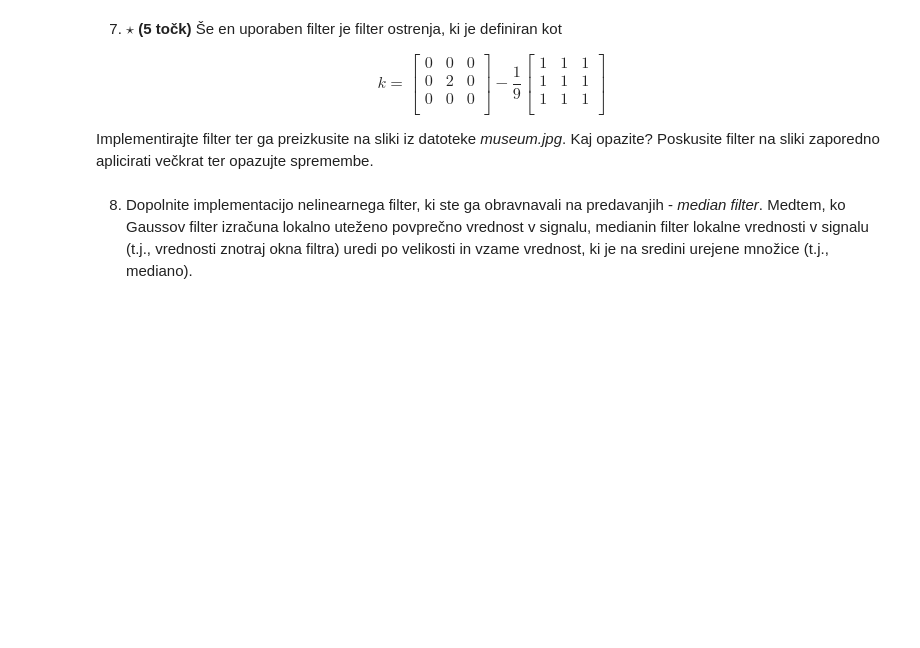
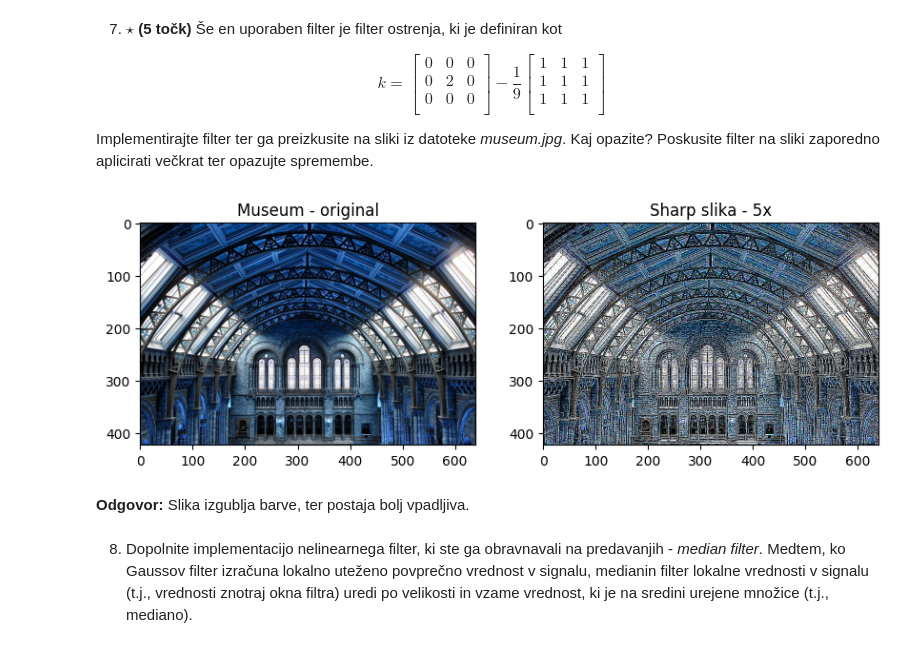
Before and after one commit to Krevs321/Robotika, a Jupyter notebook: vaja2.ipynb, the cells around one changed output. Saved outputs shown, nothing was run; the diff lists cells and outputs as text; code cells hidden in the pictures; blank space fills up the shorter version.

```diff
--- a/vaja2.ipynb
+++ b/vaja2.ipynb
@@ -245,3 +240,34 @@ Implementirajte filter ter ga preizkusite na sliki iz datoteke <i>museum.jpg</i>
+# %%
+def sharpen_filter(img):
+    # TO-DO
+    k = np.array([[0,0,0],
+                 [0,2,0],
+                 [0,0,0]])
+
+    fil = np.array([[1,1,1],
+                    [1,1,1],
+                    [1,1,1]]) * (1/9)
+    sharp_filter = k - fil
+
+    for i in range(0, 5):
+        img = cv2.filter2D(img, -1, sharp_filter)
+
+    return img
+# %%
+# TO-DO: Prikazite rezultat
+slika = cv2.imread("material/museum.jpg")
+plt.figure(figsize=(10,10))
+plt.subplot(2, 2, 1)
+plt.title("Museum - original")
+plt.imshow(slika)
+plt.subplot(2, 2, 2)
+plt.title("Sharp slika - 5x")
+plt.imshow(sharpen_filter(slika))
+plt.show()
+# %% [output]
+[figure, added]
+# %% [markdown]
+**Odgovor:** Slika izgublja barve, ter postaja bolj vpadljiva.
 # %% [markdown]
 8. Dopolnite implementacijo nelinearnega filter, ki ste ga obravnavali na predavanjih - <i>median filter</i>. Medtem, ko Gaussov filter izračuna lokalno uteženo povprečno vrednost v signalu, medianin filter lokalne vrednosti v signalu (t.j., vrednosti znotraj okna filtra) uredi po velikosti in vzame vrednost, ki je na sredini urejene množice (t.j., mediano).
 # %%
```
Also changed, not shown: parts of 13 cells of this notebook.
